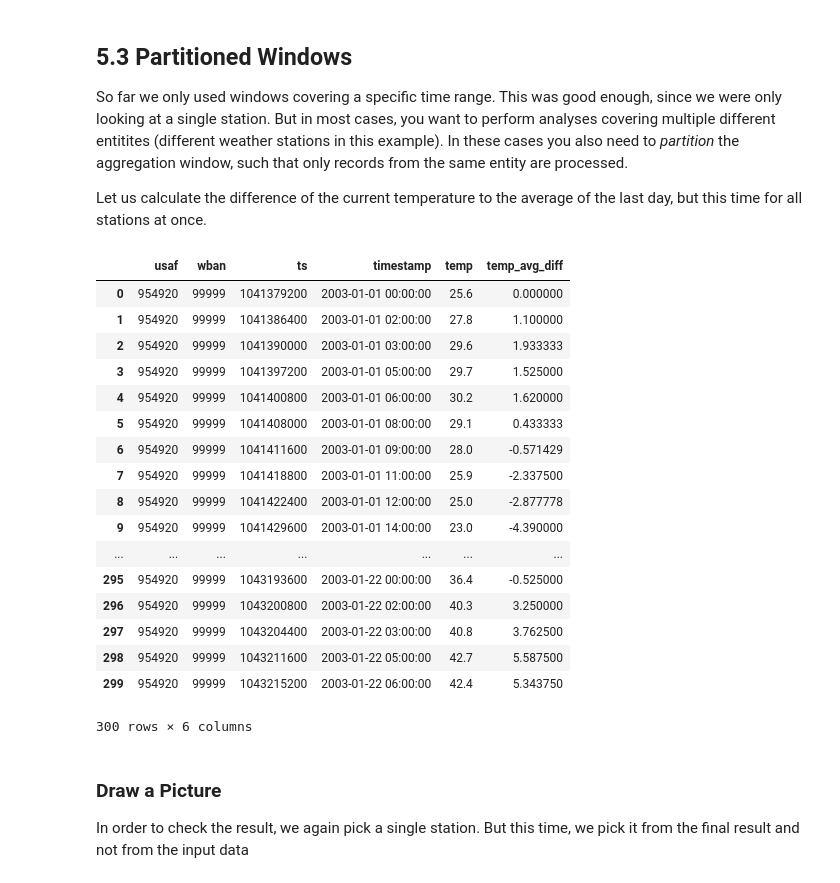
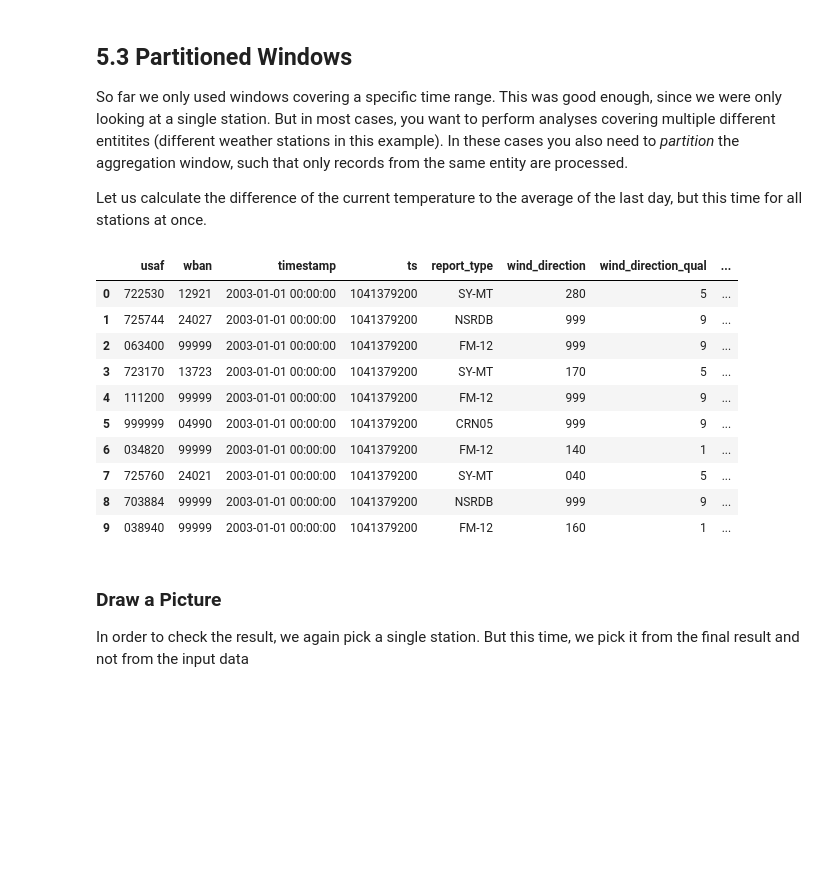
Before and after one commit to dimajix/pyspark-datascience, a Jupyter notebook: notebooks/06 - Window Functions - Full.ipynb, the cells around one changed output. Drawn from its saved outputs; the diff is of its cells as text; code cells hidden in the pictures; blank space fills up the shorter version.

```diff
--- a/notebooks/06 - Window Functions - Full.ipynb
+++ b/notebooks/06 - Window Functions - Full.ipynb
@@ -4,3 +4,18 @@
 Spark also supports window functions for aggregations. Window functions allow more complex aggregations like sliding windows or ranking, where for each row a set of 'surrounding' rows are used for calculating an additional metric.
 
 In this example, we will use the weather data and add a sliding average temparature to the existing columns. The result DataFrame shall have both metrics: The actual temperature (as stored in the original records) and an averaged value.
+# %%
+import pandas as pd
+
+import pyspark.sql.functions as f
+
+from pyspark.sql.types import *
+from pyspark.sql import SparkSession
+
+if not 'spark' in locals():
+    spark = SparkSession.builder \
+        .master("local[*]") \
+        .config("spark.driver.memory","24G") \
+        .getOrCreate()
+
+spark
@@ -38,8 +56,8 @@ weatherData = rawWeatherData.select(
 # %%
 # Replace invalid values with NULL values
 weatherData = weatherData \
-    .withColumn('air_temperature', when(weatherData['air_temperature_qual'] == 1, weatherData['air_temperature'])) \
-    .withColumn('wind_speed', when(weatherData['wind_speed_qual'] == 1, weatherData['wind_speed']))
+    .withColumn('air_temperature', f.when(weatherData['air_temperature_qual'] == 1, weatherData['air_temperature'])) \
+    .withColumn('wind_speed', f.when(weatherData['wind_speed_qual'] == 1, weatherData['wind_speed']))
 # %%
 # Make the weather data available as a temporary view
 weather_all = weatherData.cache()
@@ -337,41 +365,30 @@ Let us calculate the difference of the current temperature to the average of the
 # %%
 from pyspark.sql.window import Window
 
 window_spec = Window \
-    .orderBy(weather_all.ts.asc()) \
-    .partitionBy(weather_all.usaf, weather_all.wban) \
+    .orderBy(weather_all['ts'].asc()) \
+    .partitionBy(weather_all['usaf'], weather_all['wban']) \
     .rangeBetween(-86400, 0)
 
 result = weather_all.select(
-        weather_all.usaf,
-        weather_all.wban,
-        weather_all.ts,
-        weather_all.timestamp,
-        weather_all.air_temperature.alias("temp"),
-        (weather_all.air_temperature - avg(weather_all.air_temperature).over(window_spec)).alias("temp_avg_diff")
+        weather_all['*'],
+        (weather_all['air_temperature'] - f.avg(weather_all['air_temperature']).over(window_spec)).alias("temp_avg_diff")
     )\
-    .orderBy(weather_all.ts)
+    .orderBy(weather_all['ts'])
 
-result.limit(300).toPandas()
+result.limit(10).toPandas()
 # %% [output]
-|  | usaf | wban | ts | timestamp | temp | temp_avg_diff |
-| 0 | 954920 | 99999 | 1041379200 | 2003-01-01 00:00:00 | 25.6 | 0.000000 |
-| 1 | 954920 | 99999 | 1041386400 | 2003-01-01 02:00:00 | 27.8 | 1.100000 |
-| 2 | 954920 | 99999 | 1041390000 | 2003-01-01 03:00:00 | 29.6 | 1.933333 |
-| 3 | 954920 | 99999 | 1041397200 | 2003-01-01 05:00:00 | 29.7 | 1.525000 |
-| 4 | 954920 | 99999 | 1041400800 | 2003-01-01 06:00:00 | 30.2 | 1.620000 |
-| 5 | 954920 | 99999 | 1041408000 | 2003-01-01 08:00:00 | 29.1 | 0.433333 |
-| 6 | 954920 | 99999 | 1041411600 | 2003-01-01 09:00:00 | 28.0 | -0.571429 |
-| 7 | 954920 | 99999 | 1041418800 | 2003-01-01 11:00:00 | 25.9 | -2.337500 |
-| 8 | 954920 | 99999 | 1041422400 | 2003-01-01 12:00:00 | 25.0 | -2.877778 |
-| 9 | 954920 | 99999 | 1041429600 | 2003-01-01 14:00:00 | 23.0 | -4.390000 |
-| ... | ... | ... | ... | ... | ... | ... |
-| 295 | 954920 | 99999 | 1043193600 | 2003-01-22 00:00:00 | 36.4 | -0.525000 |
-| 296 | 954920 | 99999 | 1043200800 | 2003-01-22 02:00:00 | 40.3 | 3.250000 |
-| 297 | 954920 | 99999 | 1043204400 | 2003-01-22 03:00:00 | 40.8 | 3.762500 |
-| 298 | 954920 | 99999 | 1043211600 | 2003-01-22 05:00:00 | 42.7 | 5.587500 |
-| 299 | 954920 | 99999 | 1043215200 | 2003-01-22 06:00:00 | 42.4 | 5.343750 |
+|  | usaf | wban | timestamp | ts | report_type | wind_direction | wind_direction_qual | ... |
+| 0 | 722530 | 12921 | 2003-01-01 00:00:00 | 1041379200 | SY-MT | 280 | 5 | ... |
+| 1 | 725744 | 24027 | 2003-01-01 00:00:00 | 1041379200 | NSRDB | 999 | 9 | ... |
+| 2 | 063400 | 99999 | 2003-01-01 00:00:00 | 1041379200 | FM-12 | 999 | 9 | ... |
+| 3 | 723170 | 13723 | 2003-01-01 00:00:00 | 1041379200 | SY-MT | 170 | 5 | ... |
+| 4 | 111200 | 99999 | 2003-01-01 00:00:00 | 1041379200 | FM-12 | 999 | 9 | ... |
+| 5 | 999999 | 04990 | 2003-01-01 00:00:00 | 1041379200 | CRN05 | 999 | 9 | ... |
+| 6 | 034820 | 99999 | 2003-01-01 00:00:00 | 1041379200 | FM-12 | 140 | 1 | ... |
+| 7 | 725760 | 24021 | 2003-01-01 00:00:00 | 1041379200 | SY-MT | 040 | 5 | ... |
+| 8 | 703884 | 99999 | 2003-01-01 00:00:00 | 1041379200 | NSRDB | 999 | 9 | ... |
+| 9 | 038940 | 99999 | 2003-01-01 00:00:00 | 1041379200 | FM-12 | 160 | 1 | ... |
-300 rows × 6 columns
 # %% [markdown]
 ### Draw a Picture
 
```
Also changed, not shown: parts of 12 cells of this notebook, 8 other files.
